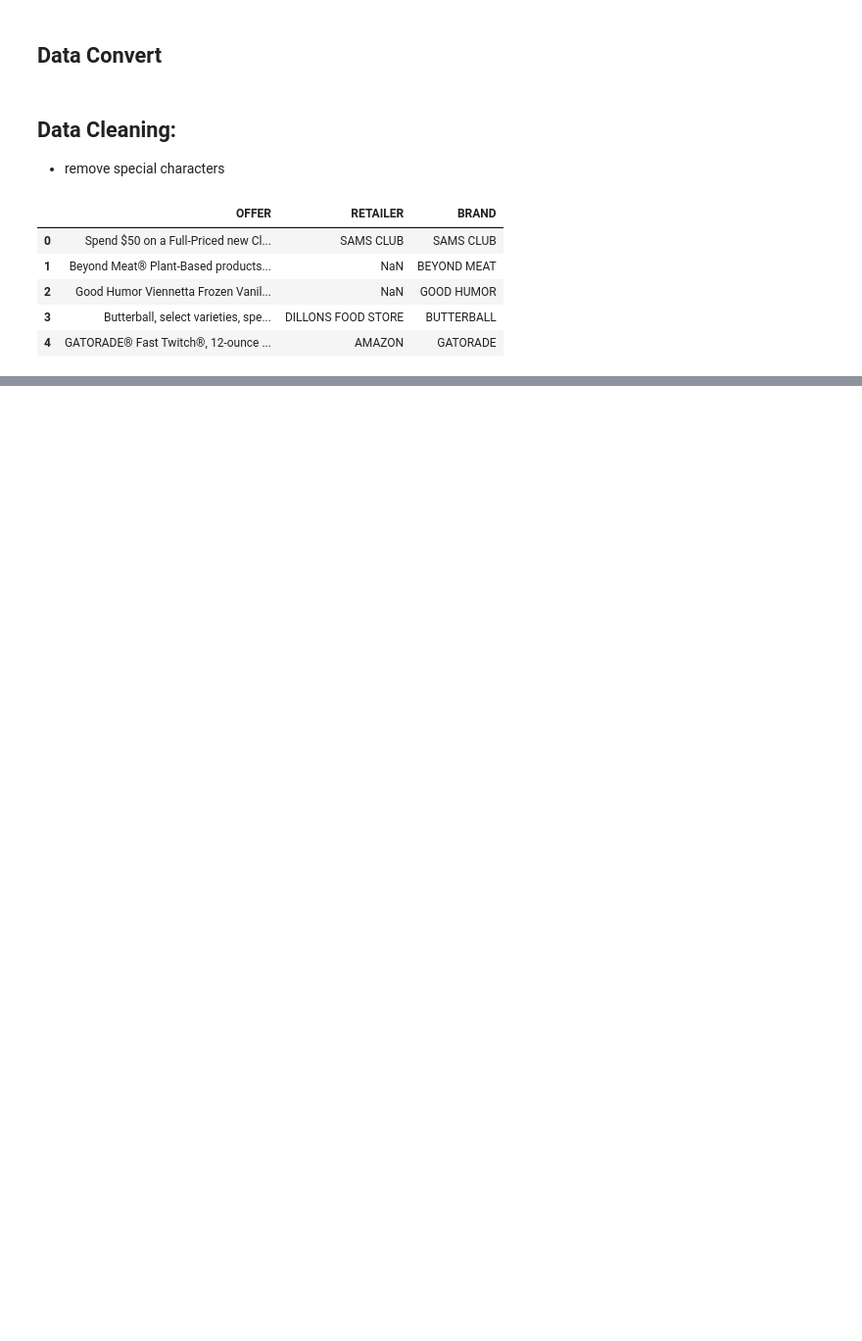
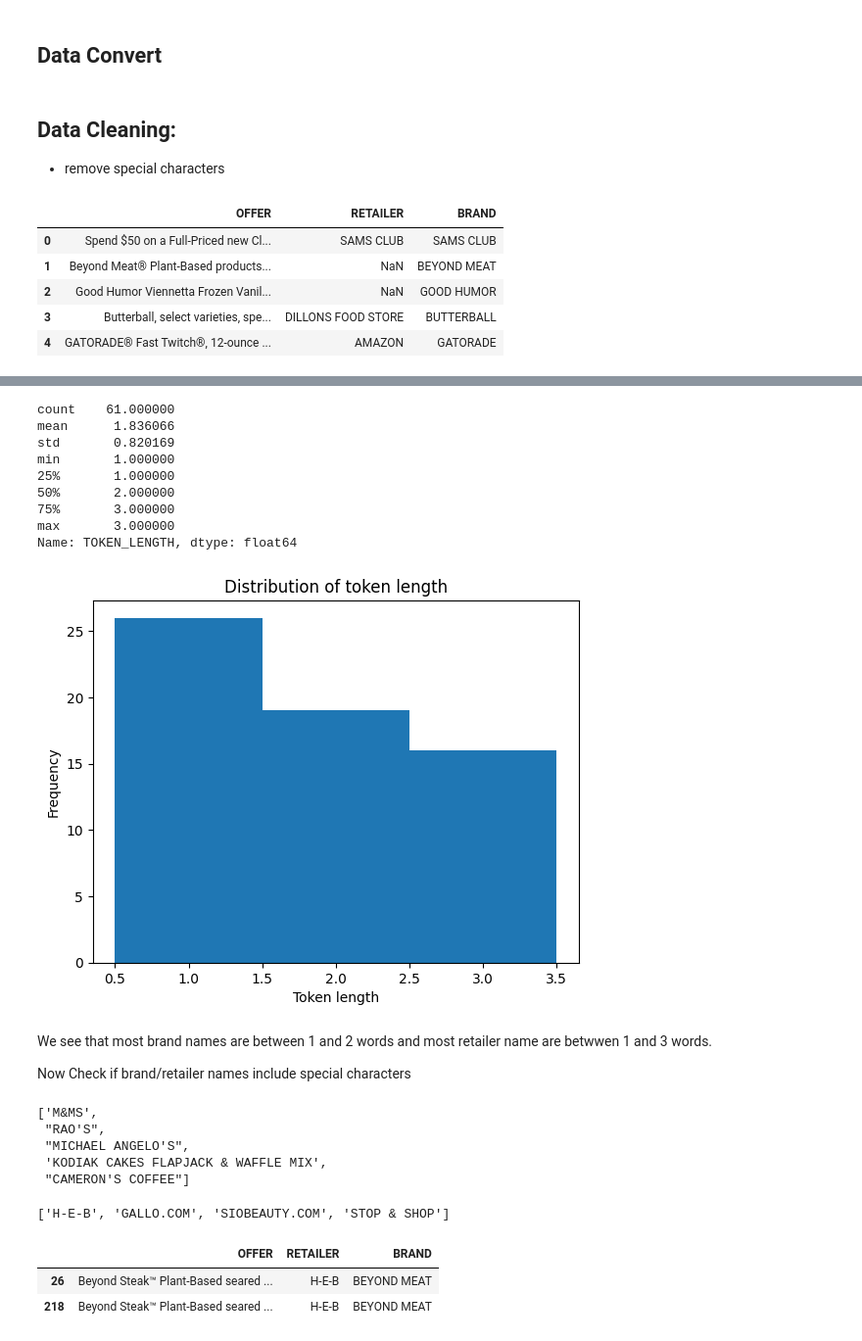
Before and after one commit to hjiangAnthony/retailer_nlp_challenger, a Jupyter notebook: 01-Data clean and convert.ipynb, the cells around one changed output, grey strips where cells are left out. Shown at 98% size. Saved outputs shown, nothing was run; the diff lists cells and outputs as text; code cells hidden in the pictures; blank space fills up the shorter version.

```diff
--- a/01-Data clean and convert.ipynb
+++ b/01-Data clean and convert.ipynb
@@ -27,0 +62,17 @@ df.head()
+# %%
+token_distribution(df, "RETAILER")
+# %% [output]
+count    61.000000
+mean      1.836066
+std       0.820169
+min       1.000000
+25%       1.000000
+50%       2.000000
+75%       3.000000
+max       3.000000
+Name: TOKEN_LENGTH, dtype: float64
+[figure, added]
+# %% [markdown]
+We see that most brand names are between 1 and 2 words and most retailer name are betwwen 1 and 3 words.
+
+Now Check if brand/retailer names include special characters
@@ -27,0 +92,18 @@ df.head()
+# %%
+check_special_chars(df, "BRAND")
+# %% [output]
+['M&MS',
+ "RAO'S",
+ "MICHAEL ANGELO'S",
+ 'KODIAK CAKES FLAPJACK & WAFFLE MIX',
+ "CAMERON'S COFFEE"]
+# %%
+check_special_chars(df, "RETAILER")
+# %% [output]
+['H-E-B', 'GALLO.COM', 'SIOBEAUTY.COM', 'STOP & SHOP']
+# %%
+df[df["RETAILER"].eq("H-E-B")]
+# %% [output]
+|  | OFFER | RETAILER | BRAND |
+| 26 | Beyond Steak™ Plant-Based seared ... | H-E-B | BEYOND MEAT |
+| 218 | Beyond Steak™ Plant-Based seared ... | H-E-B | BEYOND MEAT |
```
Also changed, not shown: parts of 9 cells of this notebook.
